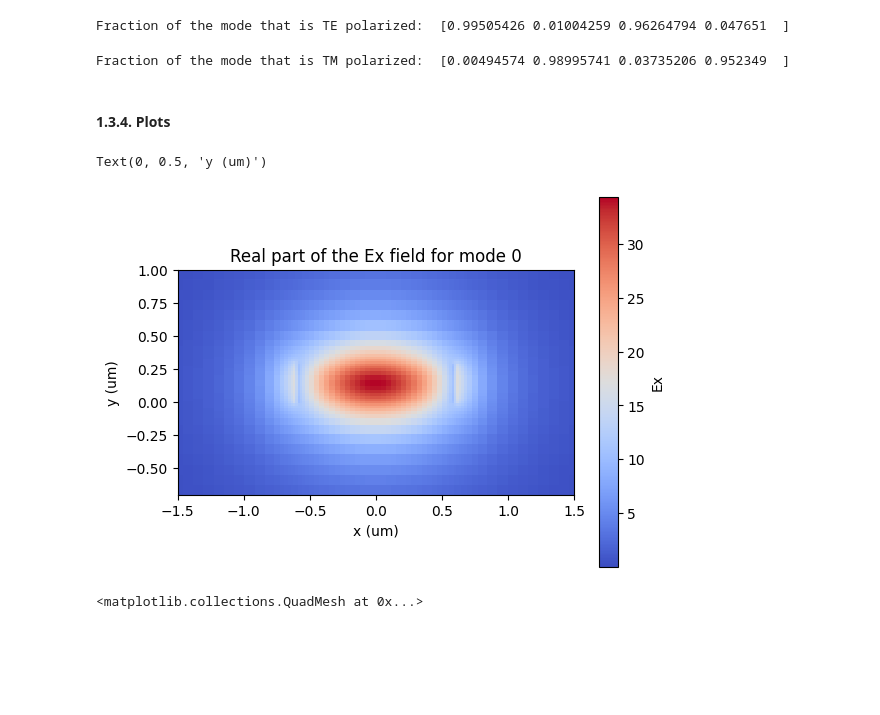
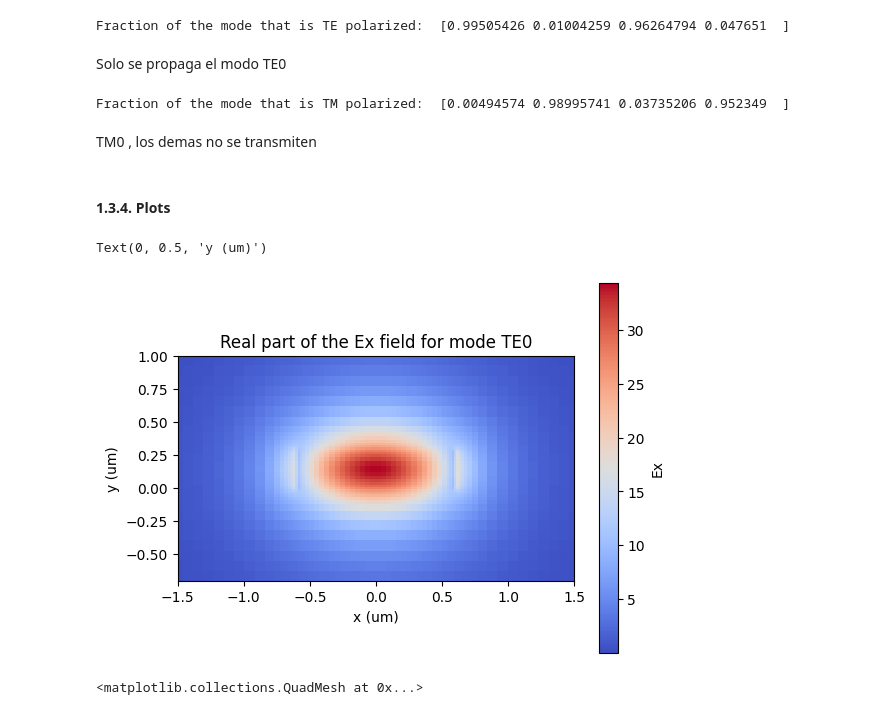
Before and after one commit to Japeacru/cifoin-lab1, a Jupyter notebook: WAVEGUIDES_Student.ipynb, the cells around one changed output. Drawn from its saved outputs; the diff is of its cells as text; code cells hidden in the pictures; blank space fills up the shorter version.

```diff
--- a/WAVEGUIDES_Student.ipynb
+++ b/WAVEGUIDES_Student.ipynb
@@ -122,28 +130,32 @@ deep_waveguide.fraction_te
 print("Fraction of the mode that is TE polarized: ", deep_waveguide.fraction_te)
 # %% [output]
 Fraction of the mode that is TE polarized:  [0.99505426 0.01004259 0.96264794 0.047651  ]
+# %% [markdown]
+Solo se propaga el modo TE0
 # %%
 deep_waveguide.fraction_tm
 print("Fraction of the mode that is TM polarized: ", deep_waveguide.fraction_tm)
 # %% [output]
 Fraction of the mode that is TM polarized:  [0.00494574 0.98995741 0.03735206 0.952349  ]
+# %% [markdown]
+TM0 , los demas no se transmiten
 # %% [markdown]
 #### 1.3.4. Plots
 # %%
 deep_waveguide.plot_field(mode_index=0 , # Mode to be plotted
                           field_name='Ex', # Field to be plotted
                           value='real', # Real - abs - imag
                             cmap='coolwarm', # Suggestions: Change the plot color
                           xlim=(-1.5, 1.5), # Set the x and y limits
                           ylim=(-0.7, 1)
 ) #
 #plt.title('Titulo') # You might need this later :)
-plt.title('Real part of the Ex field for mode 0')
+plt.title('Real part of the Ex field for mode TE0')
 plt.xlabel('x (um)')
 plt.ylabel('y (um)')
 # %% [output]
 Text(0, 0.5, 'y (um)')
-[figure, old version]
+[figure, new version]
 # %%
 deep_waveguide.plot_field(mode_index=1 , # Mode to be plotted
                           field_name='Ey', # Field to be plotted
```
Also changed, not shown: parts of 5 cells of this notebook, 1 other file.
